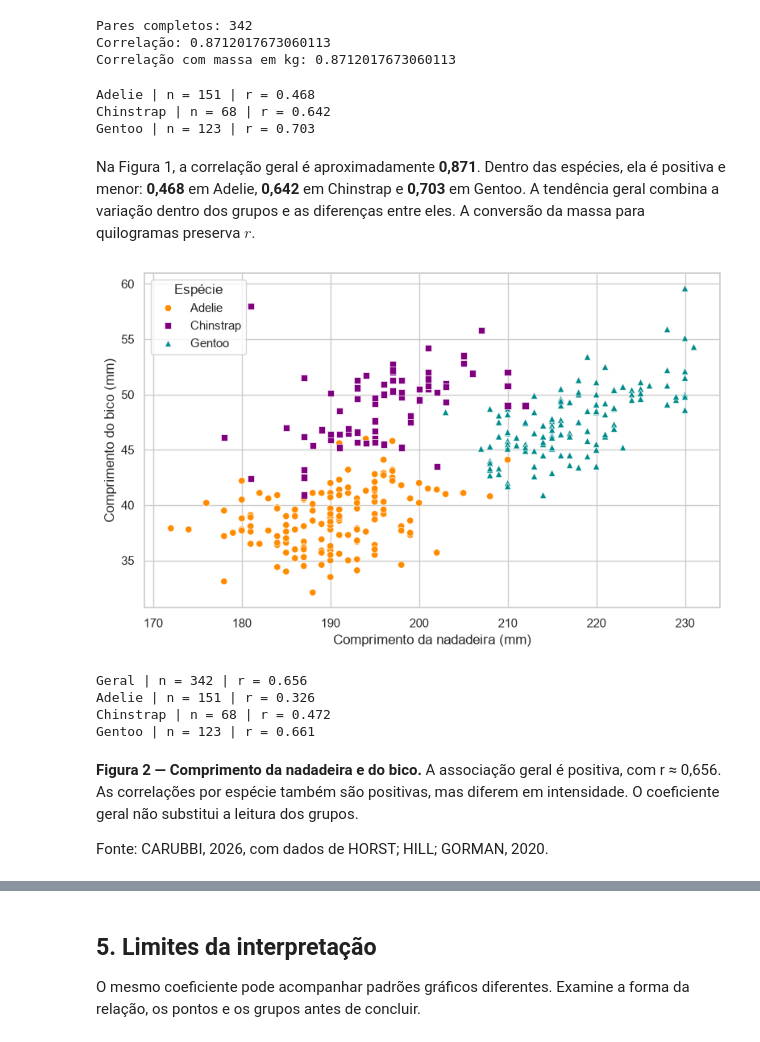
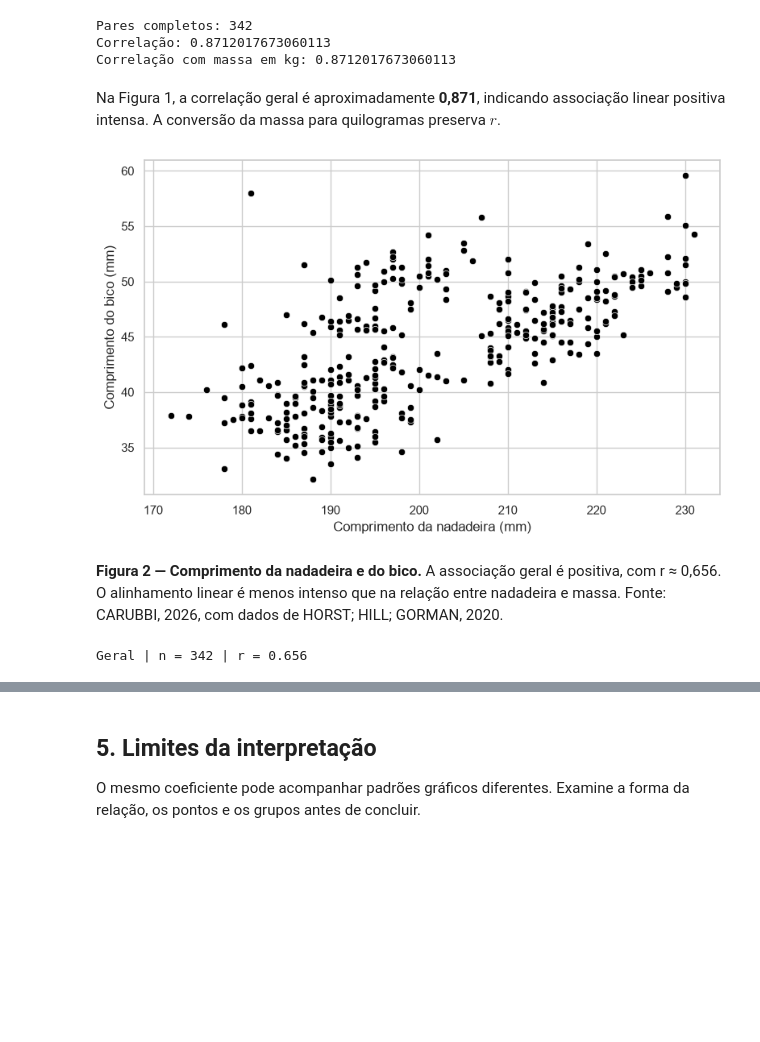
Before and after one commit to carubbi/MQ, a Jupyter notebook: notebooks/resolvidos/u1_a10.ipynb, the cells around one changed output, grey strips where cells are left out. Cells and saved outputs as stored; diff of their text form; code cells hidden in the pictures; blank space fills up the shorter version.

Commit message:
Atualiza gráficos e análise de correlação da aula 10

```diff
--- a/notebooks/resolvidos/u1_a10.ipynb
+++ b/notebooks/resolvidos/u1_a10.ipynb
@@ -288,44 +293,25 @@ print('Correlação com massa em kg:', x_base.corr(y_base / 1000))
 Pares completos: 342
 Correlação: 0.8712017673060113
 Correlação com massa em kg: 0.8712017673060113
-# %%
-# Comparar a correlação dentro de cada espécie
-for especie in especies:
-    grupo = pares[pares['SPECIES'] == especie]
-    r = grupo['FLIPPER_LENGTH'].corr(grupo['BODY_MASS'])
-    print(especie, '| n =', len(grupo), '| r =', round(r, 3))
-# %% [output]
-Adelie | n = 151 | r = 0.468
-Chinstrap | n = 68 | r = 0.642
-Gentoo | n = 123 | r = 0.703
 # %% [markdown]
-Na Figura 1, a correlação geral é aproximadamente **0,871**. Dentro das espécies, ela é positiva e menor: **0,468** em Adelie, **0,642** em Chinstrap e **0,703** em Gentoo. A tendência geral combina a variação dentro dos grupos e as diferenças entre eles. A conversão da massa para quilogramas preserva $r$.
+Na Figura 1, a correlação geral é aproximadamente **0,871**, indicando associação linear positiva intensa. A conversão da massa para quilogramas preserva $r$.
 # %%
 # Comparar nadadeira e comprimento do bico
 bico = df.dropna(subset=['FLIPPER_LENGTH', 'CULMEN_LENGTH'])
 fig, ax = plt.subplots(figsize=(8, 5))
 sns.scatterplot(data=bico, x='FLIPPER_LENGTH', y='CULMEN_LENGTH',
-                hue='SPECIES', style='SPECIES', hue_order=especies,
-                style_order=especies, markers=marcadores, palette=cores, ax=ax)
+                color='black', marker='o', ax=ax)
 ax.set(xlabel='Comprimento da nadadeira (mm)', ylabel='Comprimento do bico (mm)')
-ax.legend(title='Espécie')
 plt.tight_layout()
 plt.show()
 # %% [output]
-[figure, old version]
+[figure, new version]
-# %%
-# Conferir a correlação geral e por espécie
-print('Geral | n =', len(bico), '| r =', round(bico['FLIPPER_LENGTH'].corr(bico['CULMEN_LENGTH']), 3))
-for especie in especies:
-    grupo = bico[bico['SPECIES'] == especie]
-    r = grupo['FLIPPER_LENGTH'].corr(grupo['CULMEN_LENGTH'])
-    print(especie, '| n =', len(grupo), '| r =', round(r, 3))
-# %% [output]
-Geral | n = 342 | r = 0.656
-Adelie | n = 151 | r = 0.326
-Chinstrap | n = 68 | r = 0.472
-Gentoo | n = 123 | r = 0.661
 # %% [markdown]
-**Figura 2 — Comprimento da nadadeira e do bico.** A associação geral é positiva, com r ≈ 0,656. As correlações por espécie também são positivas, mas diferem em intensidade. O coeficiente geral não substitui a leitura dos grupos.
-
-Fonte: CARUBBI, 2026, com dados de HORST; HILL; GORMAN, 2020.
+**Figura 2 — Comprimento da nadadeira e do bico.** A associação geral é positiva, com r ≈ 0,656. O alinhamento linear é menos intenso que na relação entre nadadeira e massa. Fonte: CARUBBI, 2026, com dados de HORST; HILL; GORMAN, 2020.
+# %%
+# Conferir a correlação geral
+comp_nadadeira = bico['FLIPPER_LENGTH']
+comp_bico = bico['CULMEN_LENGTH']
+print('Geral | n =', len(bico), '| r =', round(comp_nadadeira.corr(comp_bico), 3))
+# %% [output]
+Geral | n = 342 | r = 0.656
```
Also changed, not shown: parts of 23 cells of this notebook, 1 other file.
